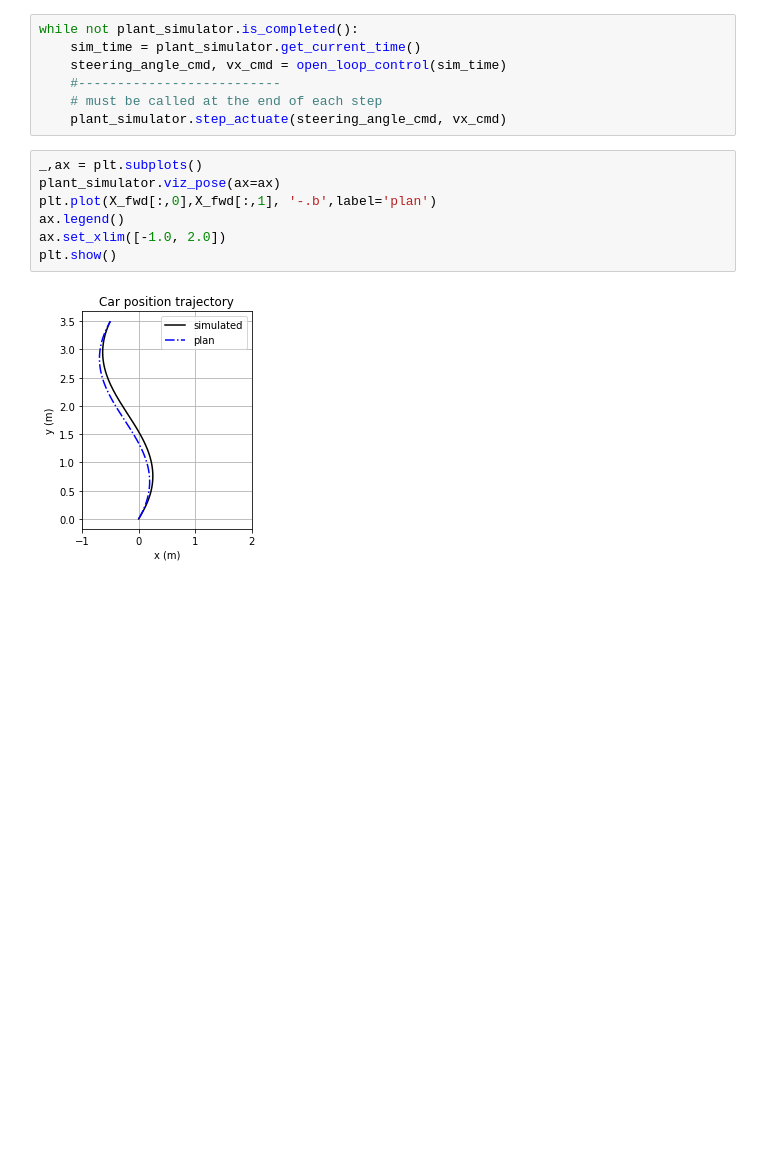
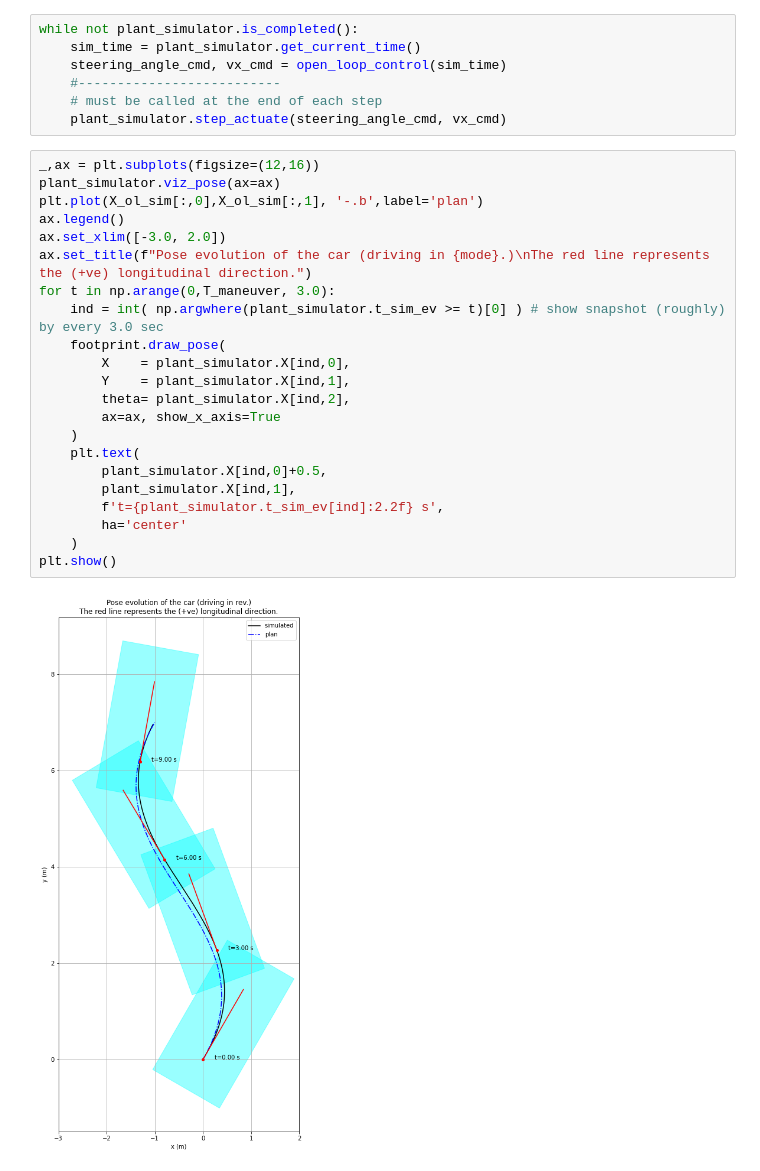
Before and after one commit to lkmuk/modular-mobile-robotics, a Jupyter notebook: examples/car/dev_kinematic_flatness.ipynb, the cells around one changed output. Drawn from its saved outputs; the diff is of its cells as text; blank space fills up the shorter version.

```diff
--- a/examples/car/dev_kinematic_flatness.ipynb
+++ b/examples/car/dev_kinematic_flatness.ipynb
@@ -89,15 +131,30 @@ while not plant_simulator.is_completed():
     #--------------------------
     # must be called at the end of each step
     plant_simulator.step_actuate(steering_angle_cmd, vx_cmd)
-# %%
-_,ax = plt.subplots()
-plant_simulator.viz_pose(ax=ax)
-plt.plot(X_fwd[:,0],X_fwd[:,1], '-.b',label='plan')
-ax.legend()
-ax.set_xlim([-1.0, 2.0])
-plt.show()
-# %% [output]
-[figure, removed]
+# %%
+_,ax = plt.subplots(figsize=(12,16))
+plant_simulator.viz_pose(ax=ax)
+plt.plot(X_ol_sim[:,0],X_ol_sim[:,1], '-.b',label='plan')
+ax.legend()
+ax.set_xlim([-3.0, 2.0])
+ax.set_title(f"Pose evolution of the car (driving in {mode}.)\nThe red line represents the (+ve) longitudinal direction.")
+for t in np.arange(0,T_maneuver, 3.0):
+    ind = int( np.argwhere(plant_simulator.t_sim_ev >= t)[0] ) # show snapshot (roughly) by every 3.0 sec
+    footprint.draw_pose(
+        X    = plant_simulator.X[ind,0],
+        Y    = plant_simulator.X[ind,1],
+        theta= plant_simulator.X[ind,2],
+        ax=ax, show_x_axis=True
+    )
+    plt.text(
+        plant_simulator.X[ind,0]+0.5,
+        plant_simulator.X[ind,1],
+        f't={plant_simulator.t_sim_ev[ind]:2.2f} s',
+        ha='center'
+    )
+plt.show()
+# %% [output]
+[figure, added]
 # %%
 fig, axs = plt.subplots(5,1, sharex=True, figsize=(8,16))
 plant_simulator.viz_trace(axs)
```
Also changed, not shown: parts of 13 cells of this notebook, 2 other files.
